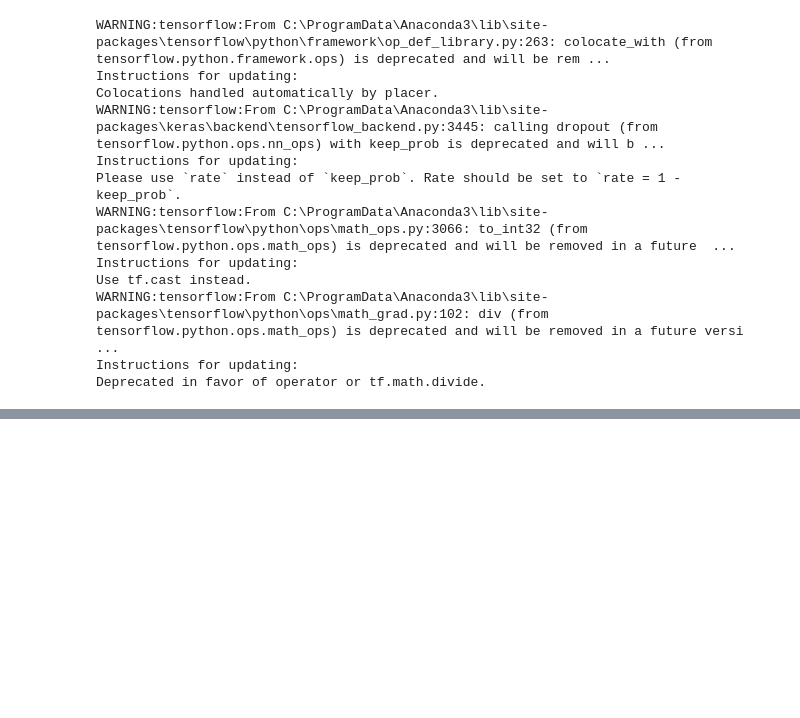
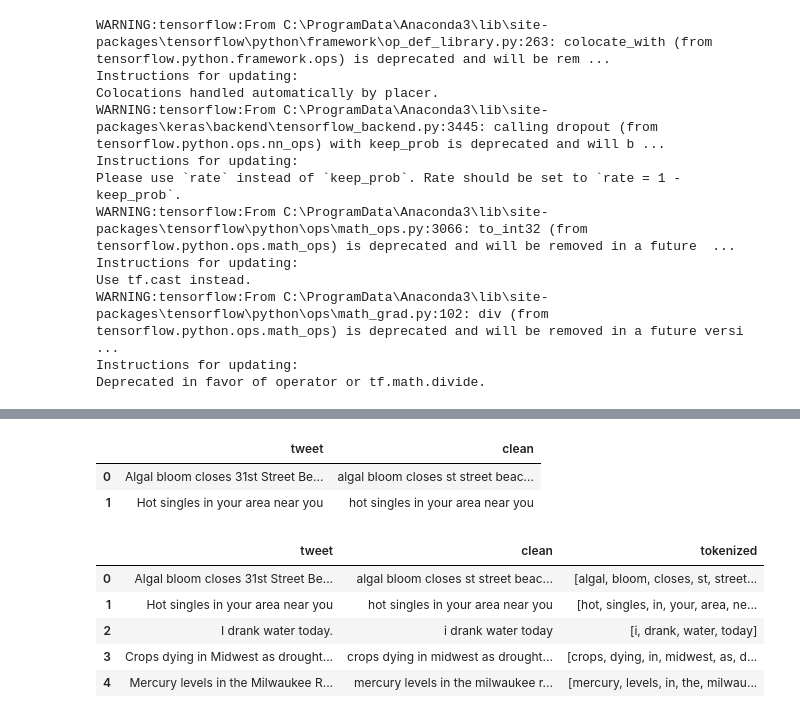
Before and after one commit to theultimate1/research, a Jupyter notebook: research/text-classification/working_cnn_model.ipynb, the cells around one changed output, grey strips where cells are left out. Saved outputs shown, nothing was run; the diff lists cells and outputs as text; code cells hidden in the pictures; blank space fills up the shorter version.

```diff
--- a/research/text-classification/working_cnn_model.ipynb
+++ b/research/text-classification/working_cnn_model.ipynb
@@ -403,0 +416,17 @@ findfont: Font family ['normal'] not found. Falling back to DejaVu Sans.
+# %%
+tweets['clean'] = tc.transform(tweets['tweet'])
+tweets.head(2)
+# %% [output]
+|  | tweet | clean |
+| 0 | Algal bloom closes 31st Street Be... | algal bloom closes st street beac... |
+| 1 | Hot singles in your area near you | hot singles in your area near you |
+# %%
+tweets['tokenized'] = tweets['clean'].apply(lambda row: tokenize(row))
+tweets.head()
+# %% [output]
+|  | tweet | clean | tokenized |
+| 0 | Algal bloom closes 31st Street Be... | algal bloom closes st street beac... | [algal, bloom, closes, st, street... |
+| 1 | Hot singles in your area near you | hot singles in your area near you | [hot, singles, in, your, area, ne... |
+| 2 | I drank water today. | i drank water today | [i, drank, water, today] |
+| 3 | Crops dying in Midwest as drought... | crops dying in midwest as drought... | [crops, dying, in, midwest, as, d... |
+| 4 | Mercury levels in the Milwaukee R... | mercury levels in the milwaukee r... | [mercury, levels, in, the, milwau... |
```
Also changed, not shown: parts of 19 cells of this notebook.
